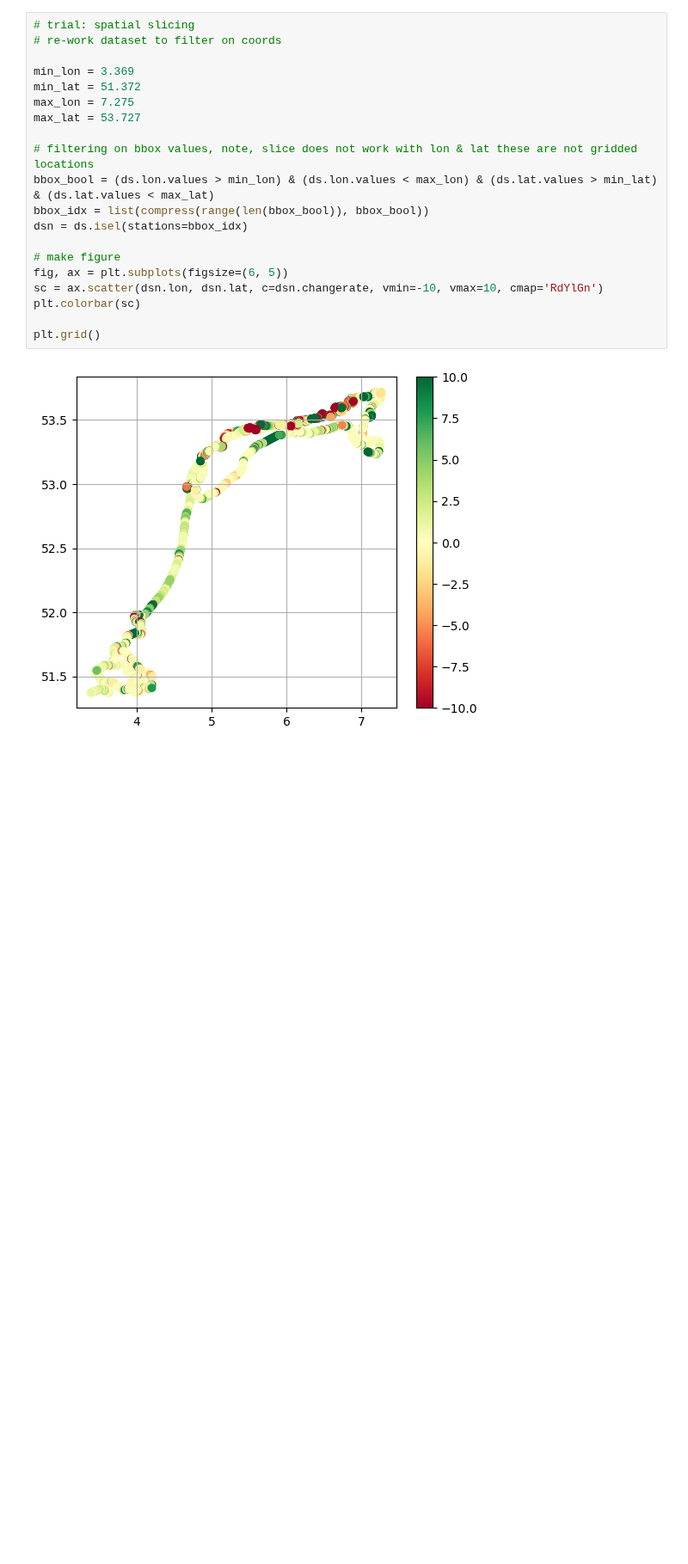
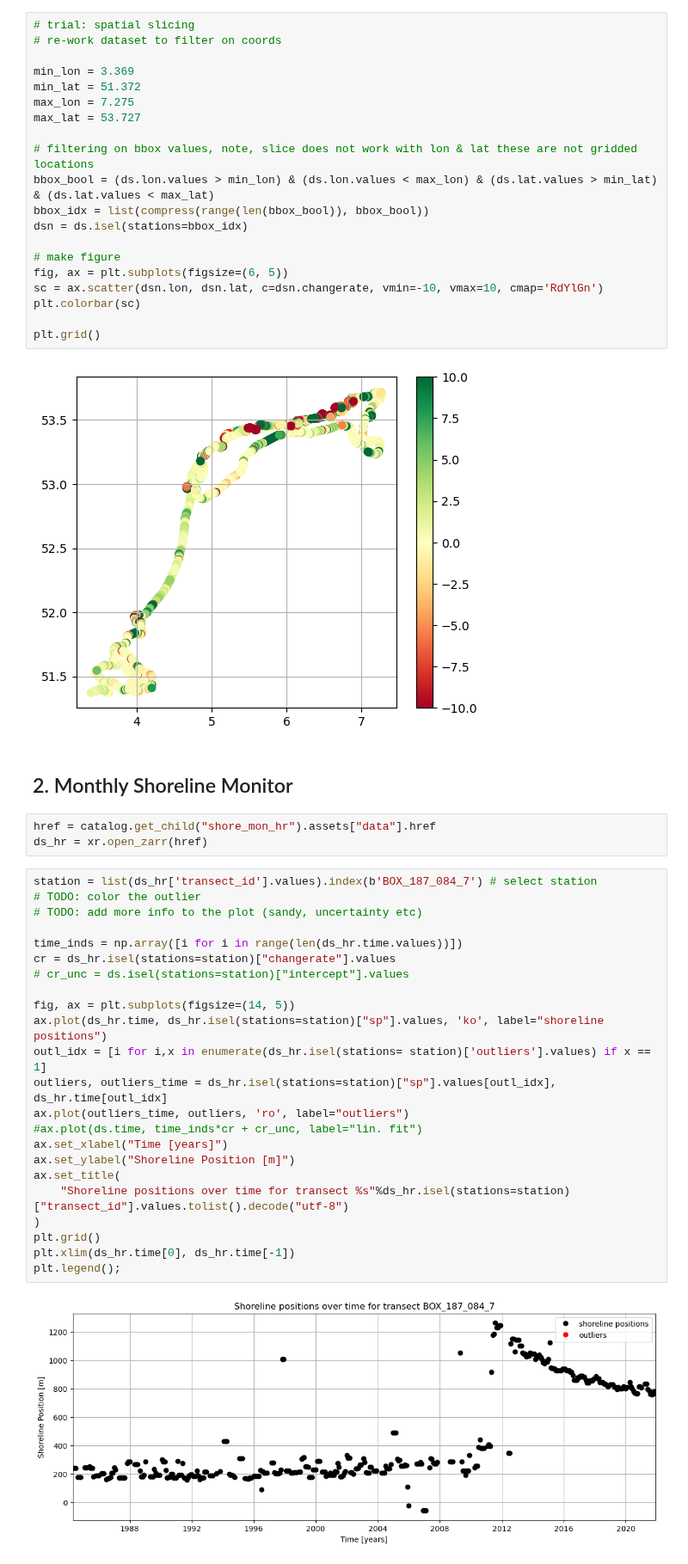
Before and after one commit to openearth/global-coastal-atlas, a Jupyter notebook: visualization/01_SDS_timeseries.ipynb, the cells around one changed output. Shown at 86% size. Cells and saved outputs as stored; diff of their text form; blank space fills up the shorter version.

Commit message:
All shorelinemonitor to stac

```diff
--- a/visualization/01_SDS_timeseries.ipynb
+++ b/visualization/01_SDS_timeseries.ipynb
@@ -67,3 +104,33 @@ plt.colorbar(sc)
 plt.grid()
 # %% [output]
 [figure]
+# %% [markdown]
+## 2. Monthly Shoreline Monitor
+# %%
+href = catalog.get_child("shore_mon_hr").assets["data"].href
+ds_hr = xr.open_zarr(href)
+# %%
+station = list(ds_hr['transect_id'].values).index(b'BOX_187_084_7') # select station
+# TODO: color the outlier
+# TODO: add more info to the plot (sandy, uncertainty etc)
+
+time_inds = np.array([i for i in range(len(ds_hr.time.values))])
+cr = ds_hr.isel(stations=station)["changerate"].values
+# cr_unc = ds.isel(stations=station)["intercept"].values
+
+fig, ax = plt.subplots(figsize=(14, 5))
+ax.plot(ds_hr.time, ds_hr.isel(stations=station)["sp"].values, 'ko', label="shoreline positions")
+outl_idx = [i for i,x in enumerate(ds_hr.isel(stations= station)['outliers'].values) if x == 1]
+outliers, outliers_time = ds_hr.isel(stations=station)["sp"].values[outl_idx], ds_hr.time[outl_idx]
+ax.plot(outliers_time, outliers, 'ro', label="outliers")
+#ax.plot(ds.time, time_inds*cr + cr_unc, label="lin. fit")
+ax.set_xlabel("Time [years]")
+ax.set_ylabel("Shoreline Position [m]")
+ax.set_title(
+    "Shoreline positions over time for transect %s"%ds_hr.isel(stations=station)["transect_id"].values.tolist().decode("utf-8")
+)
+plt.grid()
+plt.xlim(ds_hr.time[0], ds_hr.time[-1])
+plt.legend();
+# %% [output]
+[figure, added]
```
Also changed, not shown: parts of 13 cells of this notebook, 7 other files.
